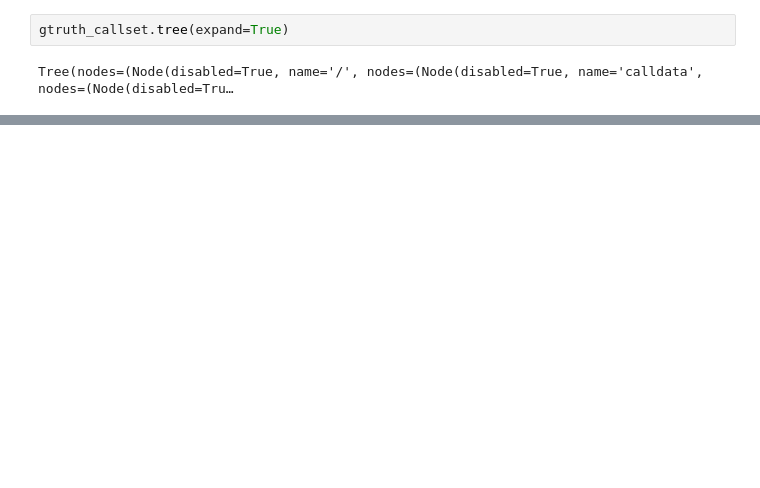
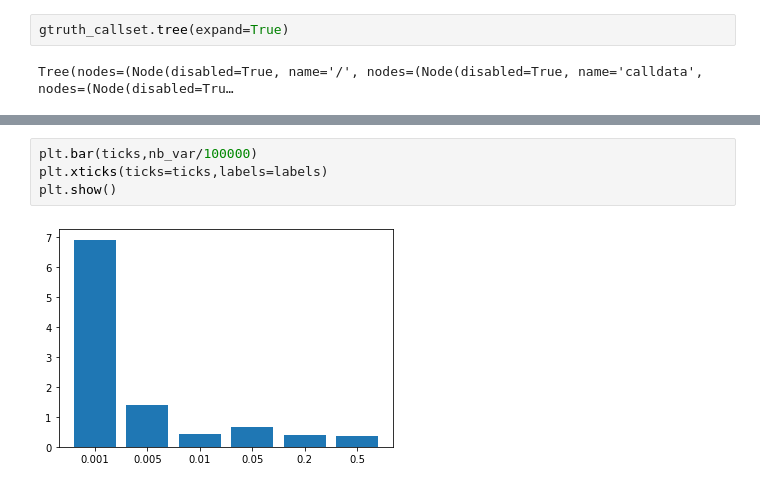
Before and after one commit to KazegamiKuon/GenImputation, a Jupyter notebook: data/process.ipynb, the cells around one changed output, grey strips where cells are left out. Cells and saved outputs as stored; diff of their text form; blank space fills up the shorter version.

```diff
--- a/data/process.ipynb
+++ b/data/process.ipynb
@@ -130,0 +125,6 @@ plt.plot(labels,r2_maf)
+# %%
+plt.bar(ticks,nb_var/100000)
+plt.xticks(ticks=ticks,labels=labels)
+plt.show()
+# %% [output]
+[figure, added]
```
Also changed, not shown: parts of 21 cells of this notebook, 6 other files.
